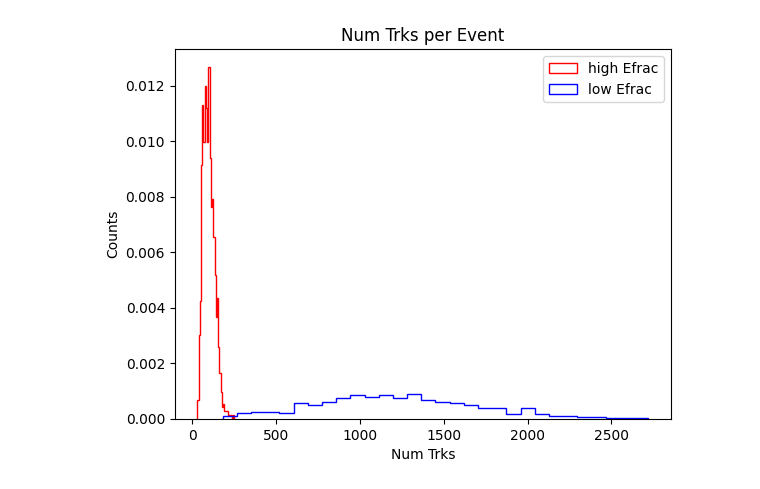
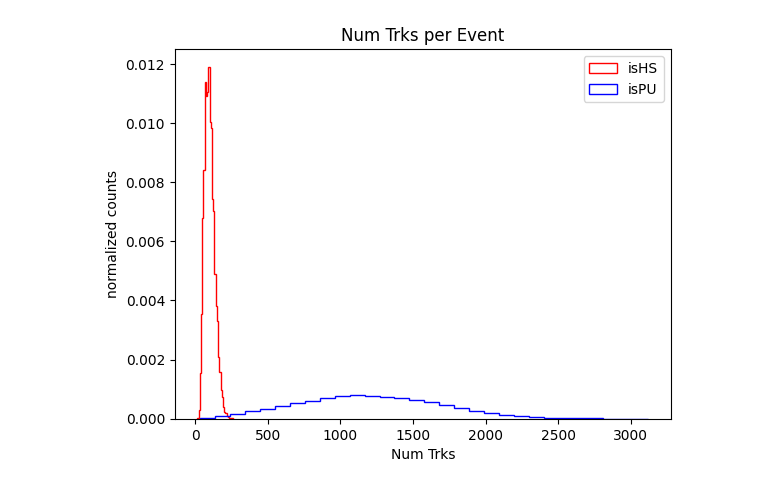
Before and after one commit to LukeV37/Dataset_Production, a Jupyter notebook: preprocessing/Indexing_Tutorial.ipynb, the cells around one changed output. Drawn from its saved outputs; the diff is of its cells as text; code cells hidden in the pictures.

```diff
--- a/preprocessing/Indexing_Tutorial.ipynb
+++ b/preprocessing/Indexing_Tutorial.ipynb
@@ -4,7 +4,7 @@ import awkward as ak
 import numpy as np
 import matplotlib.pyplot as plt
 # %%
-with open("./WS_Preprocessed/data/dataset_preprocessed_run_0.pkl", "rb") as f:
+with open("./WS_Preprocessed/data_combined.pkl", "rb") as f:
     data_dict = pickle.load(f)
 # %%
 # jet_tensor is a nested tensor of shape [num_events][num_jets (VARIABLE)][feats]
@@ -61,12 +60,12 @@ isPU=~isHS
 # %%
 num_trks_HS_event = ak.num(isHS[isHS==True], axis=1)
 num_trks_PU_event = ak.num(isPU[isPU==True], axis=1)
 plt.title("Num Trks per Event")
-plt.hist(ak.ravel(num_trks_HS_event),bins=30,histtype='step',color='r', label='high Efrac', density=True)
-plt.hist(ak.ravel(num_trks_PU_event),bins=30,histtype='step',color='b', label='low Efrac', density=True)
+plt.hist(ak.ravel(num_trks_HS_event),bins=30,histtype='step',color='r', label='isHS', density=True)
+plt.hist(ak.ravel(num_trks_PU_event),bins=30,histtype='step',color='b', label='isPU', density=True)
 plt.xlabel('Num Trks')
-plt.ylabel('Counts')
+plt.ylabel('normalized counts')
 plt.legend()
 plt.show()
 # %% [output]
-[figure, old version]
+[figure, new version]
```
Also changed, not shown: parts of 23 cells of this notebook.
